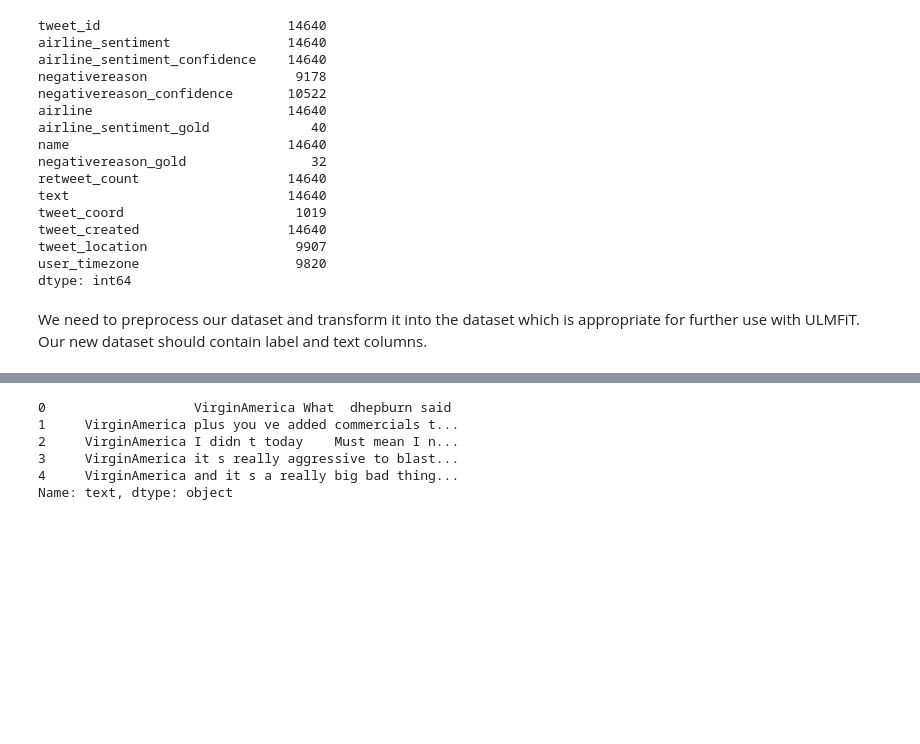
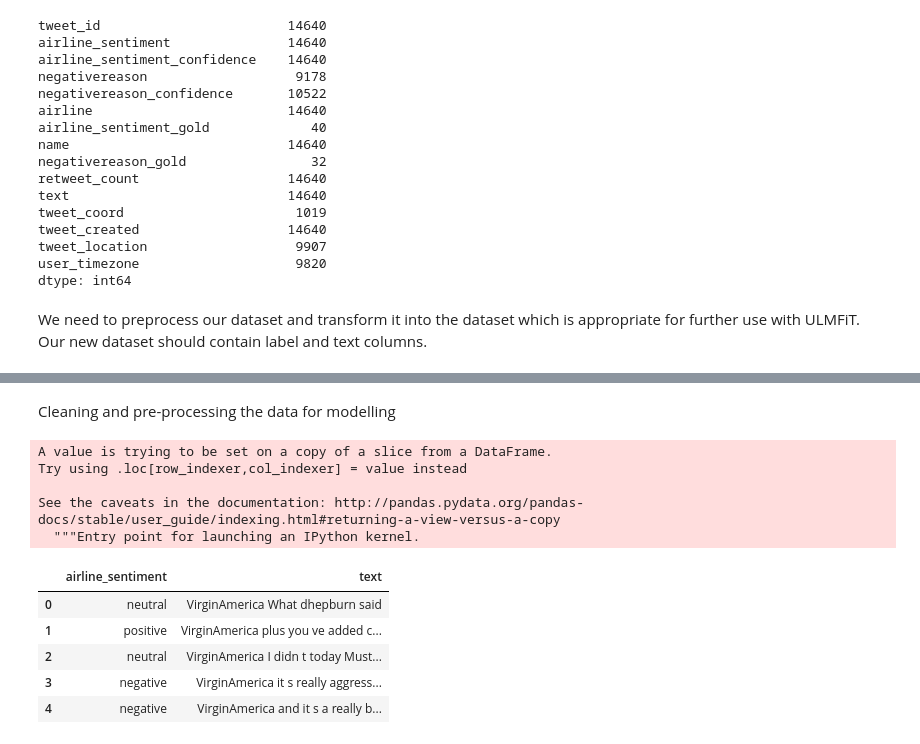
Before and after one commit to AlekseiMikhalev/Data-Science-Projects, a Jupyter notebook: ULMFiT_Twitter Sentiment Analysis.ipynb, the cells around one changed output, grey strips where cells are left out. Drawn from its saved outputs; the diff is of its cells as text; code cells hidden in the pictures; blank space fills up the shorter version.

```diff
--- a/ULMFiT_Twitter Sentiment Analysis.ipynb
+++ b/ULMFiT_Twitter Sentiment Analysis.ipynb
@@ -76,12 +75,19 @@ new_tweet.to_csv(r'/content/new_tweet.csv')
+# %% [markdown]
+Cleaning and pre-processing the data for modelling
 # %%
 # Clean the data for modelling
 # Retaining only alphabets and removing everything else
 new_tweet['text'] = new_tweet['text'].str.replace("[^a-zA-Z]", " ")
-new_tweet['text'].head()
+new_tweet.head()
 # %% [output]
-0                   VirginAmerica What  dhepburn said
-1     VirginAmerica plus you ve added commercials t...
-2     VirginAmerica I didn t today    Must mean I n...
-3     VirginAmerica it s really aggressive to blast...
-4     VirginAmerica and it s a really big bad thing...
-Name: text, dtype: object
+A value is trying to be set on a copy of a slice from a DataFrame.
+Try using .loc[row_indexer,col_indexer] = value instead
+
+See the caveats in the documentation: http://pandas.pydata.org/pandas-docs/stable/user_guide/indexing.html#returning-a-view-versus-a-copy
+  """Entry point for launching an IPython kernel.
+|  | airline_sentiment | text |
+| 0 | neutral | VirginAmerica What dhepburn said |
+| 1 | positive | VirginAmerica plus you ve added c... |
+| 2 | neutral | VirginAmerica I didn t today Must... |
+| 3 | negative | VirginAmerica it s really aggress... |
+| 4 | negative | VirginAmerica and it s a really b... |
```
Also changed, not shown: parts of 20 cells of this notebook.
